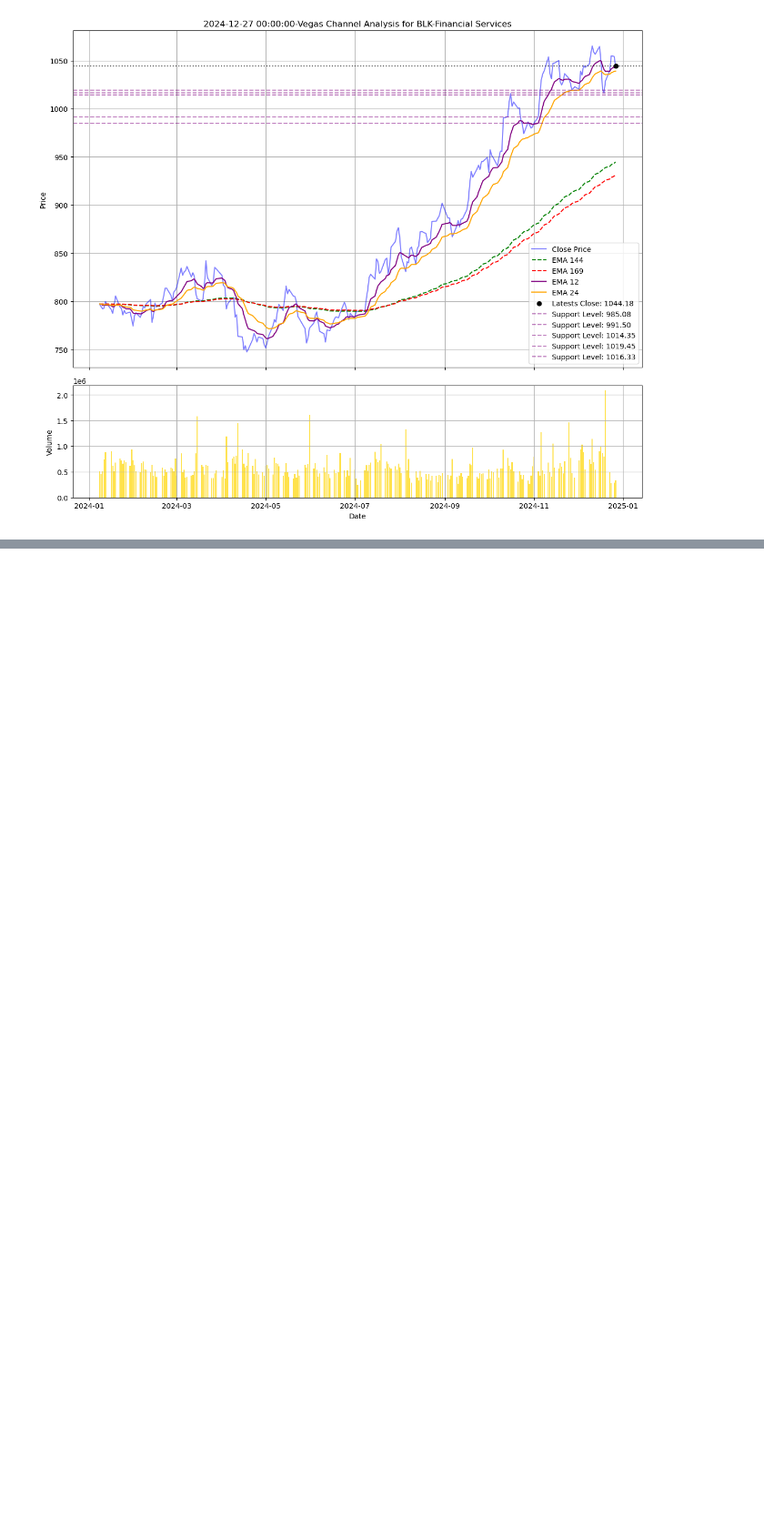
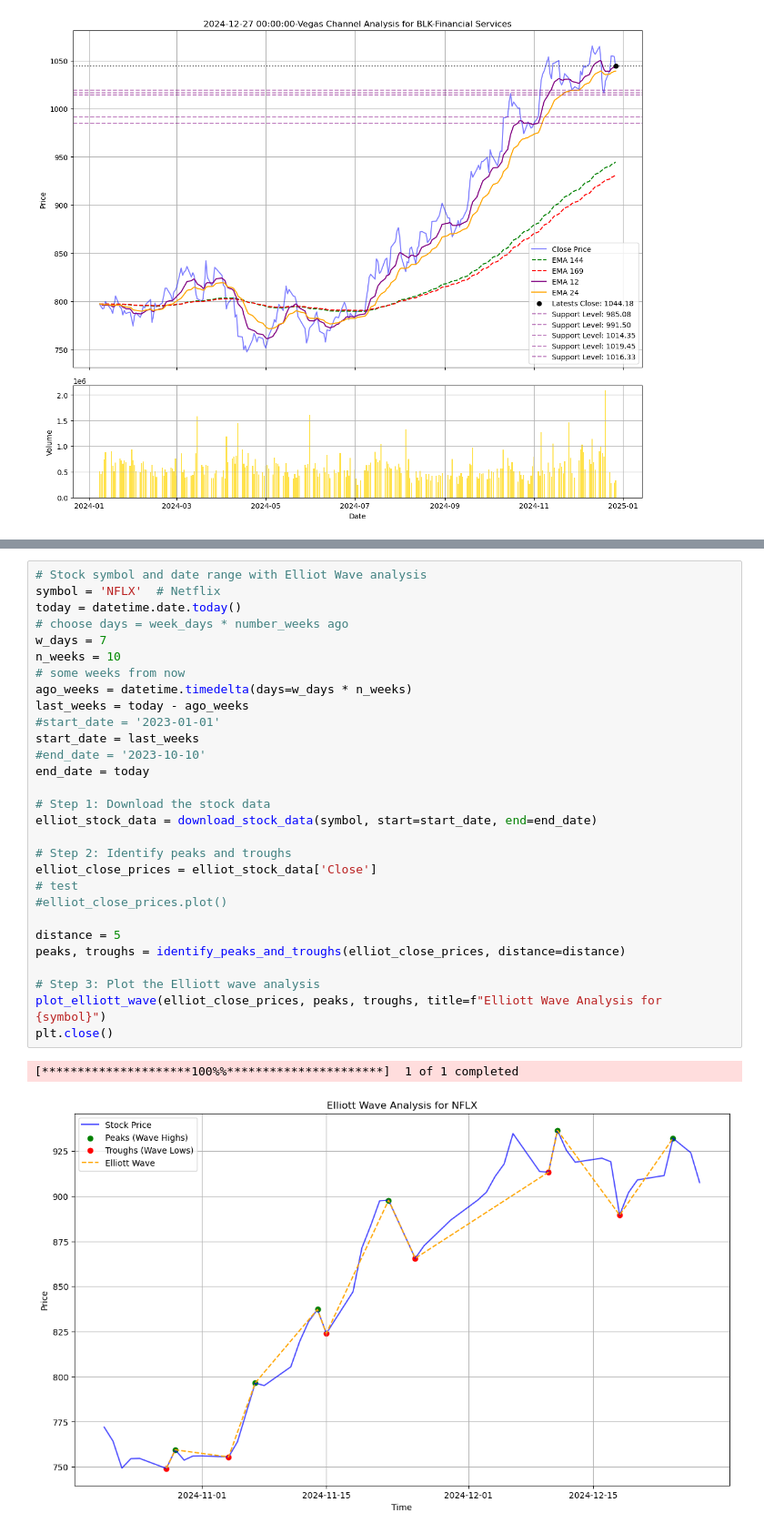
Before and after one commit to masterTrooperMx/PY_notebooks, a Jupyter notebook: STOCKS/yahoofin/Golden_stock-portfolio_TecnicalAnalysis.ipynb, the cells around one changed output, grey strips where cells are left out. Shown at 91% size. Saved outputs shown, nothing was run; the diff lists cells and outputs as text; blank space fills up the shorter version.

```diff
--- a/STOCKS/yahoofin/Golden_stock-portfolio_TecnicalAnalysis.ipynb
+++ b/STOCKS/yahoofin/Golden_stock-portfolio_TecnicalAnalysis.ipynb
@@ -627,0 +655,32 @@ plt.close()
+# %%
+# Stock symbol and date range with Elliot Wave analysis
+symbol = 'NFLX'  # Netflix
+today = datetime.date.today()
+# choose days = week_days * number_weeks ago
+w_days = 7
+n_weeks = 10
+# some weeks from now
+ago_weeks = datetime.timedelta(days=w_days * n_weeks)
+last_weeks = today - ago_weeks
+#start_date = '2023-01-01'
+start_date = last_weeks
+#end_date = '2023-10-10'
+end_date = today
+
+# Step 1: Download the stock data
+elliot_stock_data = download_stock_data(symbol, start=start_date, end=end_date)
+
+# Step 2: Identify peaks and troughs
+elliot_close_prices = elliot_stock_data['Close']
+# test
+#elliot_close_prices.plot()
+
+distance = 5
+peaks, troughs = identify_peaks_and_troughs(elliot_close_prices, distance=distance)
+
+# Step 3: Plot the Elliott wave analysis
+plot_elliott_wave(elliot_close_prices, peaks, troughs, title=f"Elliott Wave Analysis for {symbol}")
+plt.close()
+# %% [output]
+[*********************100%%**********************]  1 of 1 completed
+[figure, added]
```
Also changed, not shown: parts of 2 cells of this notebook, 2 other files.
